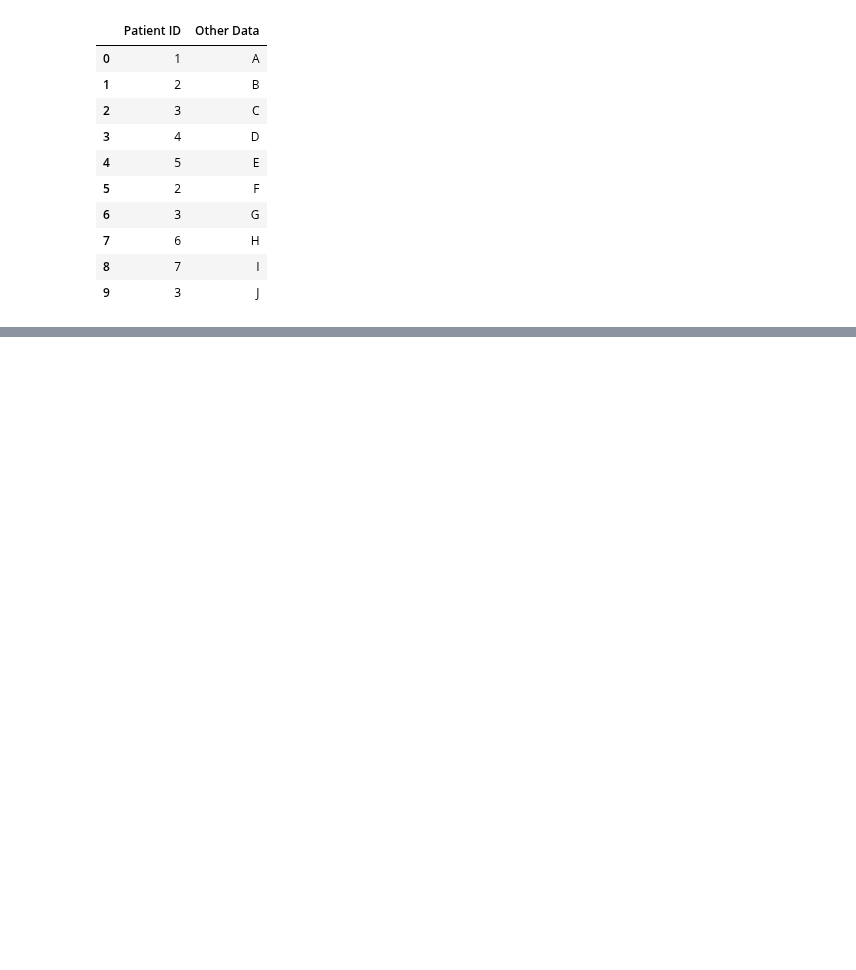
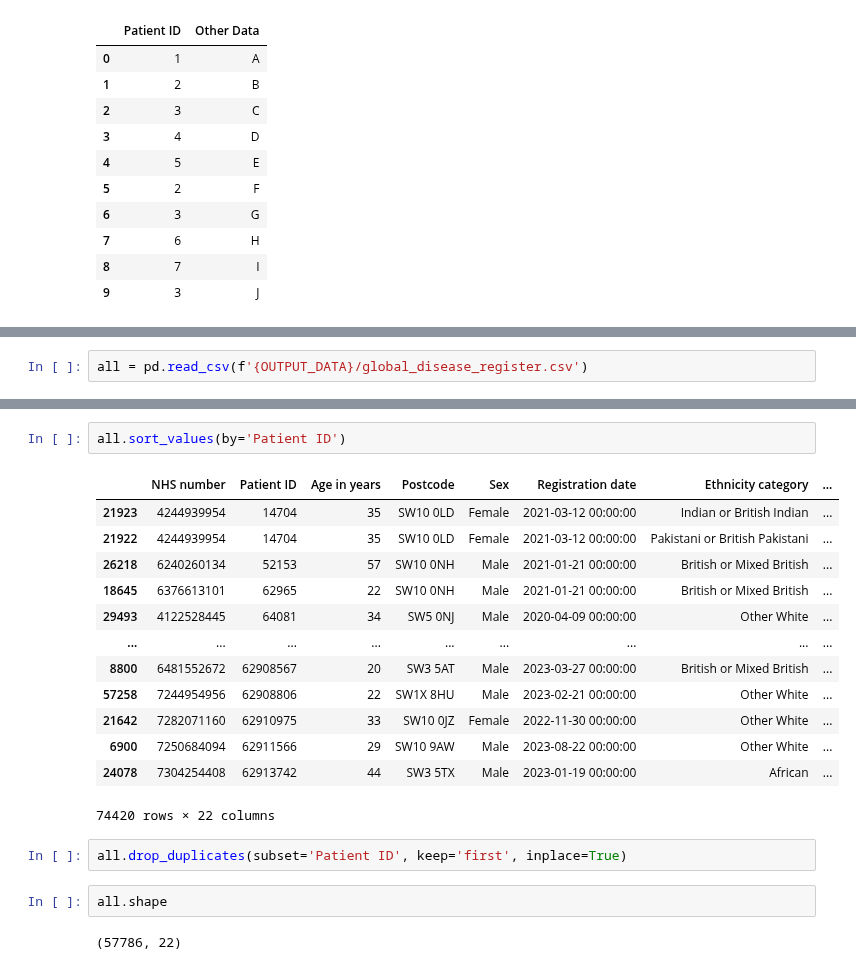
Before and after one commit to janduplessis883/project-showupforhealth, a Jupyter notebook: notebooks/Jan - Prediction + Checking Patient ID.ipynb, the cells around one changed output, grey strips where cells are left out. Drawn from its saved outputs; the diff is of its cells as text; blank space fills up the shorter version.

```diff
--- a/notebooks/Jan - Prediction + Checking Patient ID.ipynb
+++ b/notebooks/Jan - Prediction + Checking Patient ID.ipynb
@@ -556,0 +557,2 @@ merged
+# %%
+all = pd.read_csv(f'{OUTPUT_DATA}/global_disease_register.csv')
@@ -556,0 +571,22 @@ merged
+# %%
+all.sort_values(by='Patient ID')
+# %% [output]
+|  | NHS number | Patient ID | Age in years | Postcode | Sex | Registration date | Ethnicity category | ... |
+| 21923 | 4244939954 | 14704 | 35 | SW10 0LD | Female | 2021-03-12 00:00:00 | Indian or British Indian | ... |
+| 21922 | 4244939954 | 14704 | 35 | SW10 0LD | Female | 2021-03-12 00:00:00 | Pakistani or British Pakistani | ... |
+| 26218 | 6240260134 | 52153 | 57 | SW10 0NH | Male | 2021-01-21 00:00:00 | British or Mixed British | ... |
+| 18645 | 6376613101 | 62965 | 22 | SW10 0NH | Male | 2021-01-21 00:00:00 | British or Mixed British | ... |
+| 29493 | 4122528445 | 64081 | 34 | SW5 0NJ | Male | 2020-04-09 00:00:00 | Other White | ... |
+| ... | ... | ... | ... | ... | ... | ... | ... | ... |
+| 8800 | 6481552672 | 62908567 | 20 | SW3 5AT | Male | 2023-03-27 00:00:00 | British or Mixed British | ... |
+| 57258 | 7244954956 | 62908806 | 22 | SW1X 8HU | Male | 2023-02-21 00:00:00 | Other White | ... |
+| 21642 | 7282071160 | 62910975 | 33 | SW10 0JZ | Female | 2022-11-30 00:00:00 | Other White | ... |
+| 6900 | 7250684094 | 62911566 | 29 | SW10 9AW | Male | 2023-08-22 00:00:00 | Other White | ... |
+| 24078 | 7304254408 | 62913742 | 44 | SW3 5TX | Male | 2023-01-19 00:00:00 | African | ... |
+74420 rows × 22 columns
+# %%
+all.drop_duplicates(subset='Patient ID', keep='first', inplace=True)
+# %%
+all.shape
+# %% [output]
+(57786, 22)
```
Also changed, not shown: parts of 7 cells of this notebook, 1 other file.
